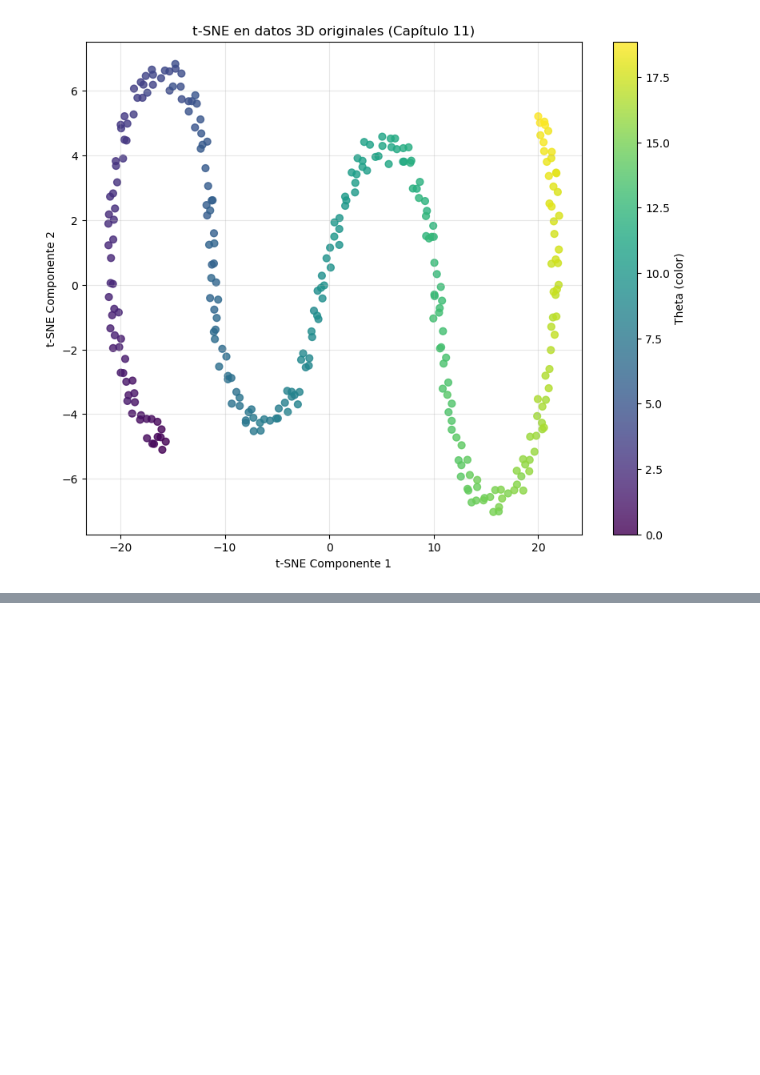
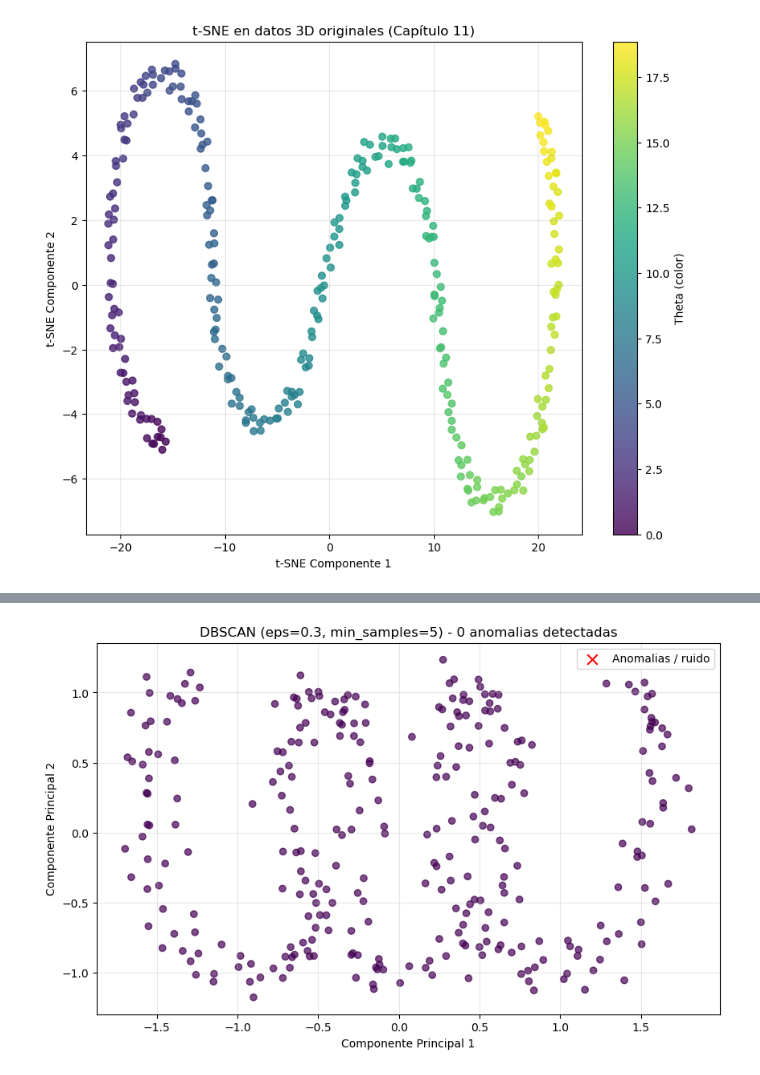
Before and after one commit to polosur1982/elementos-statistical-learning, a Jupyter notebook: notebooks/11_unsupervided_learning.ipynb, the cells around one changed output, grey strips where cells are left out. Saved outputs shown, nothing was run; the diff lists cells and outputs as text; code cells hidden in the pictures; blank space fills up the shorter version.

Commit message:
Capitulo 11: DBSCAN + concluciones finales + cierre de capitulo

```diff
--- a/notebooks/11_unsupervided_learning.ipynb
+++ b/notebooks/11_unsupervided_learning.ipynb
@@ -275,0 +296,22 @@ plt.show()
+# %%
+from sklearn.cluster import DBSCAN
+
+# DBSCAN en los datos 2D de PCA
+dbscan = DBSCAN(eps=0.3, min_samples=5)
+labels_dbscan = dbscan.fit_predict(X_pca)
+
+# -1 significa anomalias / ruido
+n_anomalies = np.sum(labels_dbscan == -1)
+
+plt.figure(figsize=(10, 6))
+plt.scatter(X_pca[:,0], X_pca[:,1], c=labels_dbscan, cmap='viridis', alpha=0.7)
+plt.scatter(X_pca[labels_dbscan == -1, 0], X_pca[labels_dbscan == -1, 1],
+            color='red', s=80, marker='x', label='Anomalias / ruido')
+plt.title(f'DBSCAN (eps=0.3, min_samples=5) - {n_anomalies} anomalias detectadas')
+plt.xlabel('Componente Principal 1')
+plt.ylabel('Componente Principal 2')
+plt.legend()
+plt.grid(True, alpha=0.3)
+plt.show()
+# %% [output]
+[figure, added]
```
Also changed, not shown: parts of 2 cells of this notebook.
